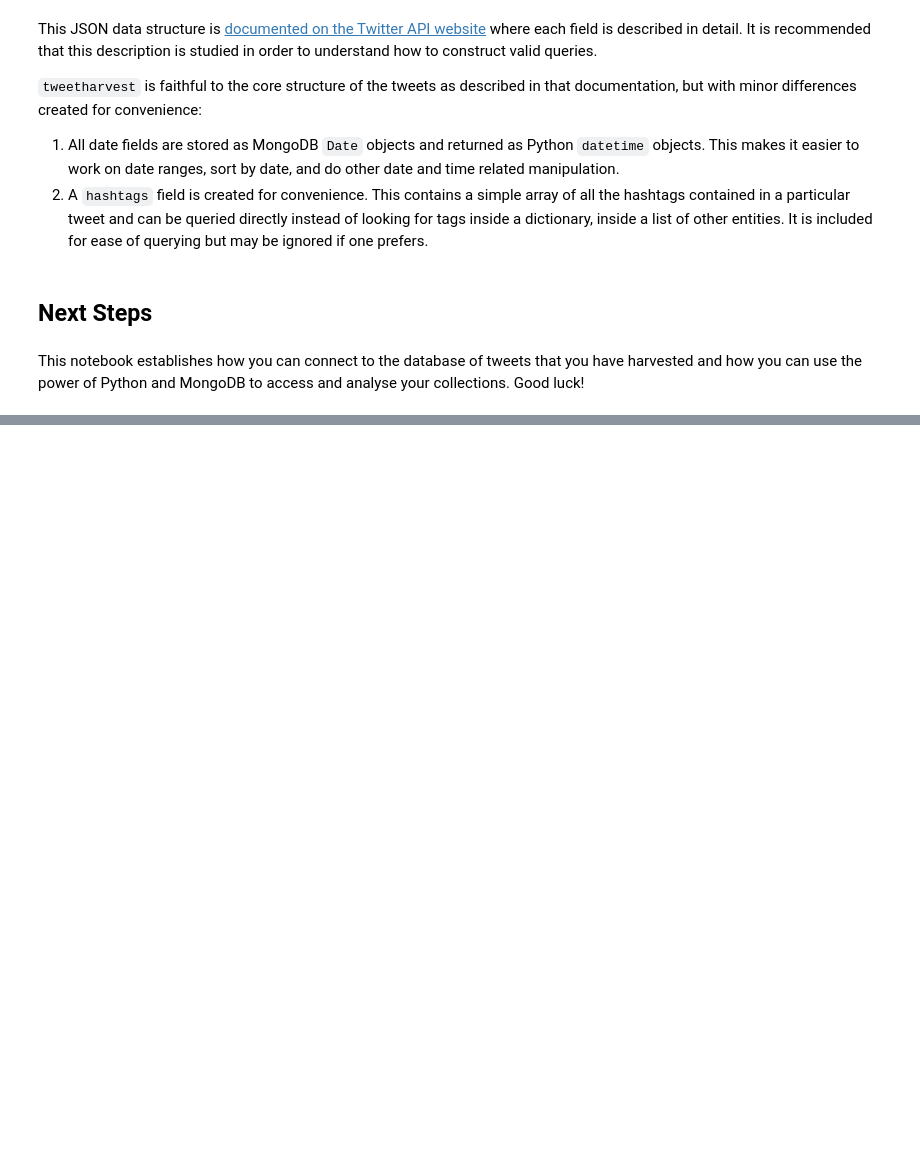
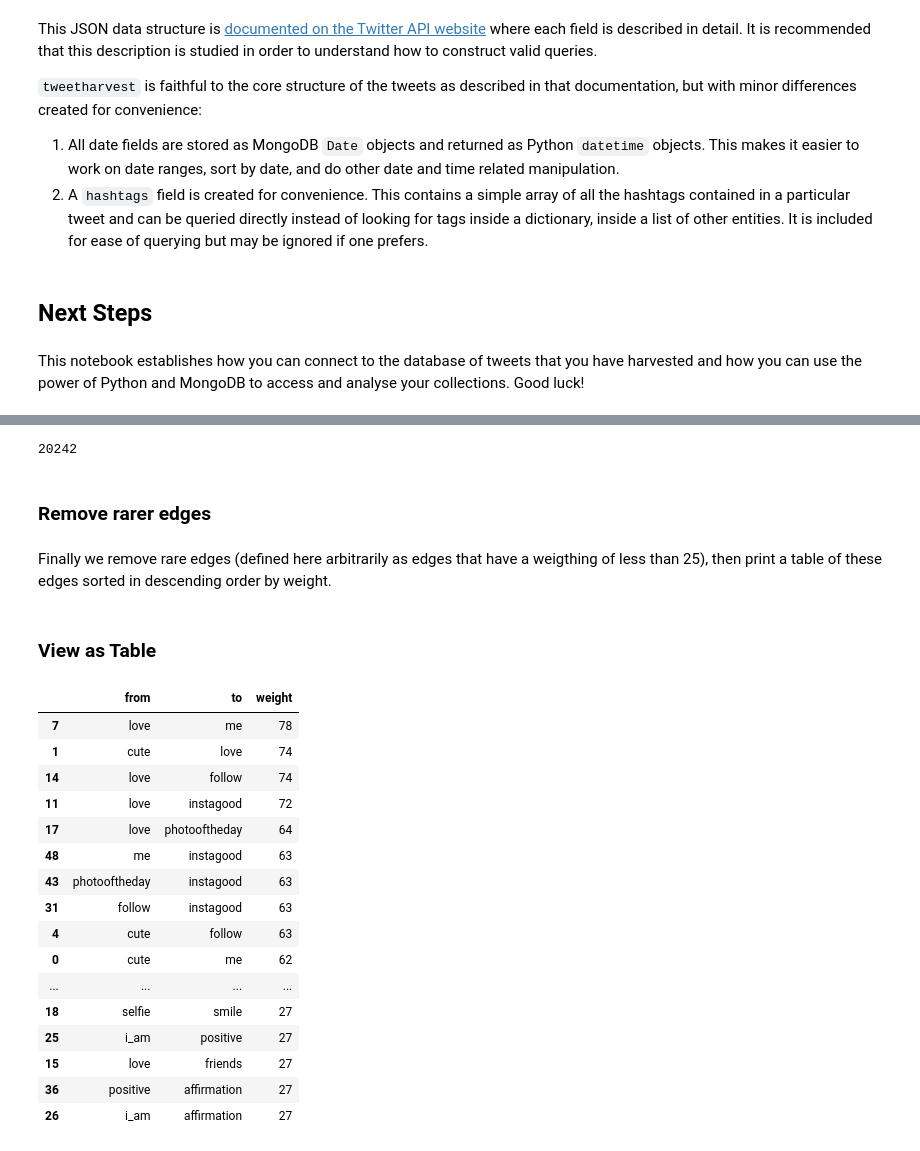
Before and after one commit to ggData/tweetharvest, a Jupyter notebook: example.ipynb, the cells around one changed output, grey strips where cells are left out. Cells and saved outputs as stored; diff of their text form; code cells hidden in the pictures; blank space fills up the shorter version.

```diff
--- a/example.ipynb
+++ b/example.ipynb
@@ -75,0 +208,15 @@ This notebook establishes how you can connect to the database of tweets that you
+# %%
+def gen_edges(coll, hashtag):
+    query = {                            # find all documents that:
+        'hashtags': {'$in': [hashtag]},  # contain hashtag of interest
+        'retweeted_status': None,        # are not retweets
+        'hashtags.1': {'$exists': True}, # and have more than 1 hashtag
+        'lang': 'en'                     # written in English
+        }
+    projection = {'hashtags': 1, '_id': 0}
+    cursor = coll.find(query, projection)
+
+    for tags in cursor:
+        hashtags = tags['hashtags']
+        for edge in combinations(hashtags, 2):
+            yield edge
@@ -75,0 +240,45 @@ This notebook establishes how you can connect to the database of tweets that you
+# %%
+G.remove_node('happy')
+print len(G.edges())
+# %% [output]
+20242
+# %% [markdown]
+### Remove rarer edges
+# %% [markdown]
+Finally we remove rare edges (defined here arbitrarily as edges that have a weigthing of less than 25), then print a table of these edges sorted in descending order by weight.
+# %%
+def trim_edges(g, weight=1):
+    # function from http://shop.oreilly.com/product/0636920020424.do
+    g2 = nx.Graph()
+    for u, v, edata in g.edges(data=True):
+        if edata['weight'] > weight:
+            g2.add_edge(u, v, edata)
+    return g2
+# %% [markdown]
+### View as Table
+# %%
+G2 = trim_edges(G, weight=25)
+
+df = pd.DataFrame([(u, v, edata['weight'])
+                   for u, v, edata in G2.edges(data=True)],
+                  columns = ['from', 'to', 'weight'])
+df.sort(['weight'], ascending=False, inplace=True)
+df
+# %% [output]
+|  | from | to | weight |
+| 7 | love | me | 78 |
+| 1 | cute | love | 74 |
+| 14 | love | follow | 74 |
+| 11 | love | instagood | 72 |
+| 17 | love | photooftheday | 64 |
+| 48 | me | instagood | 63 |
+| 43 | photooftheday | instagood | 63 |
+| 31 | follow | instagood | 63 |
+| 4 | cute | follow | 63 |
+| 0 | cute | me | 62 |
+| ... | ... | ... | ... |
+| 18 | selfie | smile | 27 |
+| 25 | i_am | positive | 27 |
+| 15 | love | friends | 27 |
+| 36 | positive | affirmation | 27 |
+| 26 | i_am | affirmation | 27 |
```
Also changed, not shown: parts of 33 cells of this notebook.
